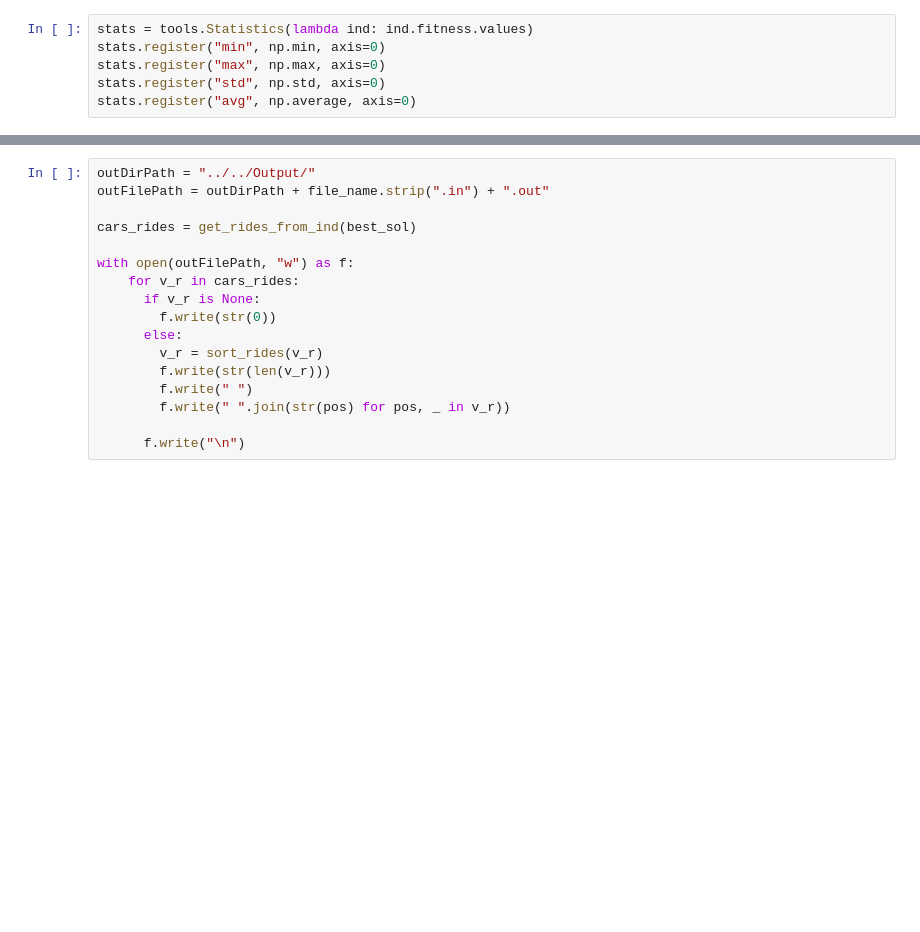
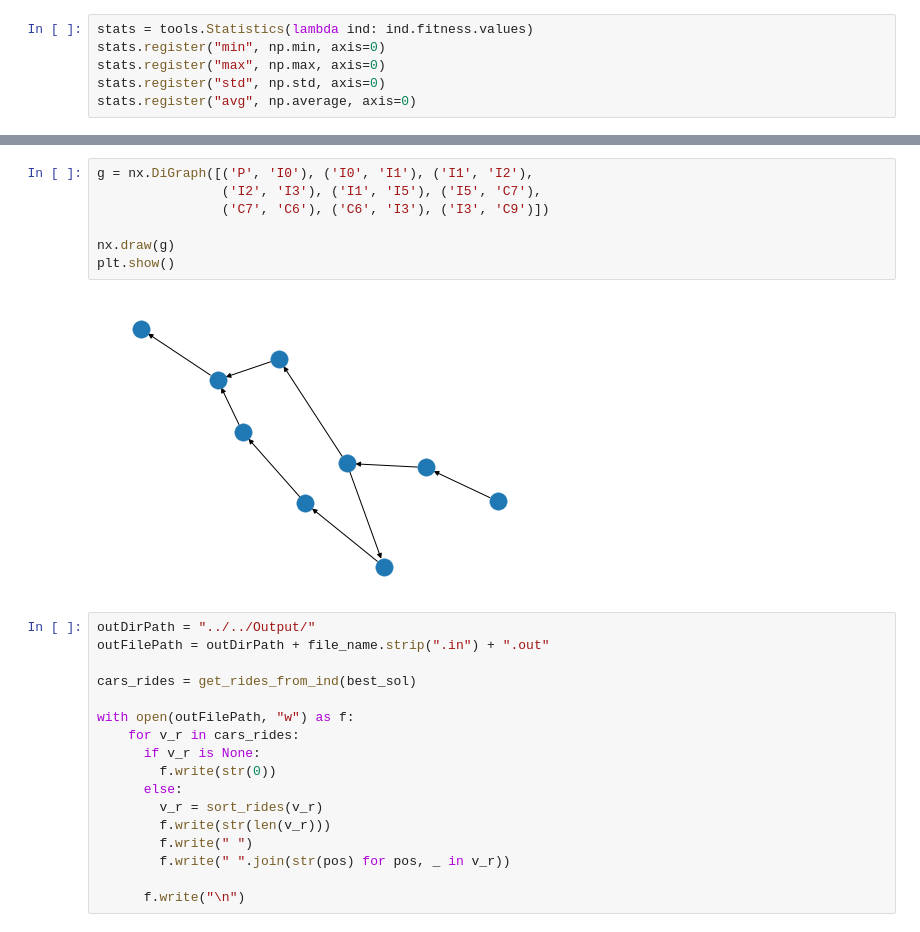
Before and after one commit to irg1008/COMPU_Practica01_02, a Jupyter notebook: src/sol/SolHash.ipynb, the cells around one changed output, grey strips where cells are left out. Drawn from its saved outputs; the diff is of its cells as text; blank space fills up the shorter version.

```diff
--- a/src/sol/SolHash.ipynb
+++ b/src/sol/SolHash.ipynb
@@ -280,3 +358,12 @@ plot_pareto(hof)
+# %%
+g = nx.DiGraph([('P', 'I0'), ('I0', 'I1'), ('I1', 'I2'),
+                ('I2', 'I3'), ('I1', 'I5'), ('I5', 'C7'),
+                ('C7', 'C6'), ('C6', 'I3'), ('I3', 'C9')])
+
+nx.draw(g)
+plt.show()
+# %% [output]
+[figure, added]
 # %%
 outDirPath = "../../Output/"
 outFilePath = outDirPath + file_name.strip(".in") + ".out"
```
Also changed, not shown: parts of 17 cells of this notebook, 3 other files.
